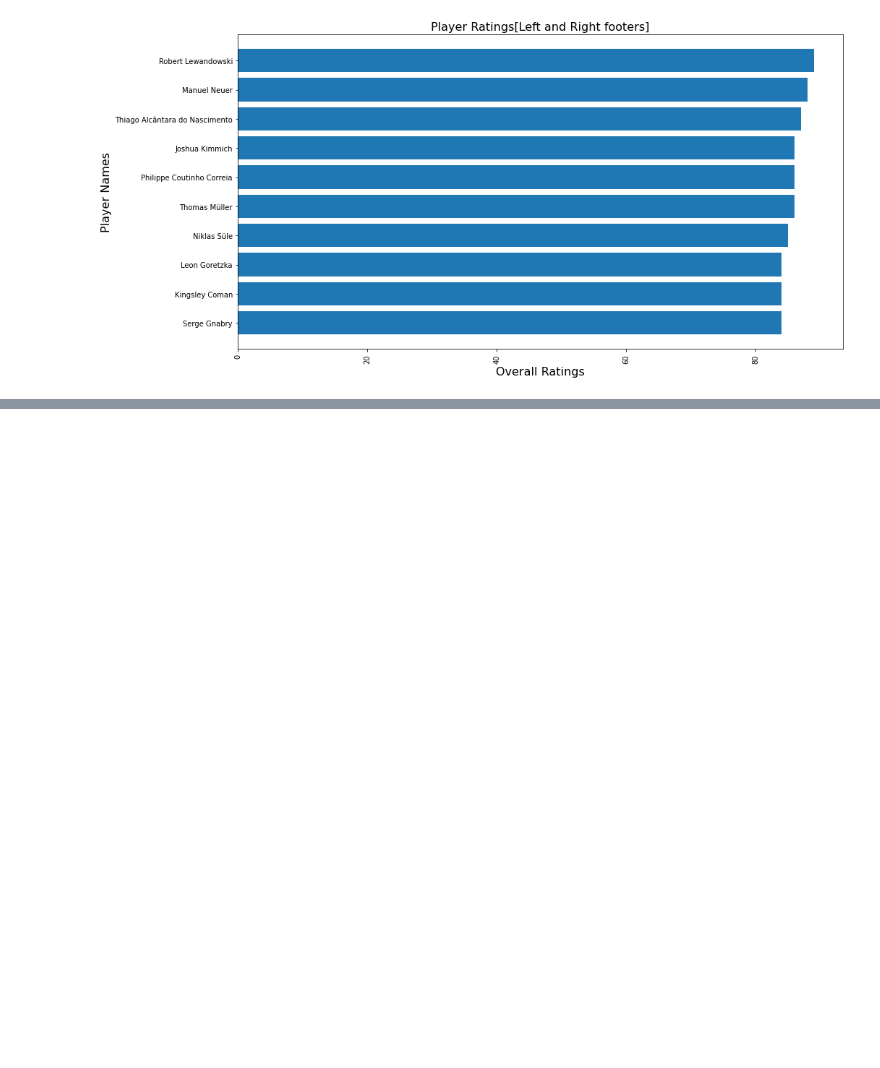
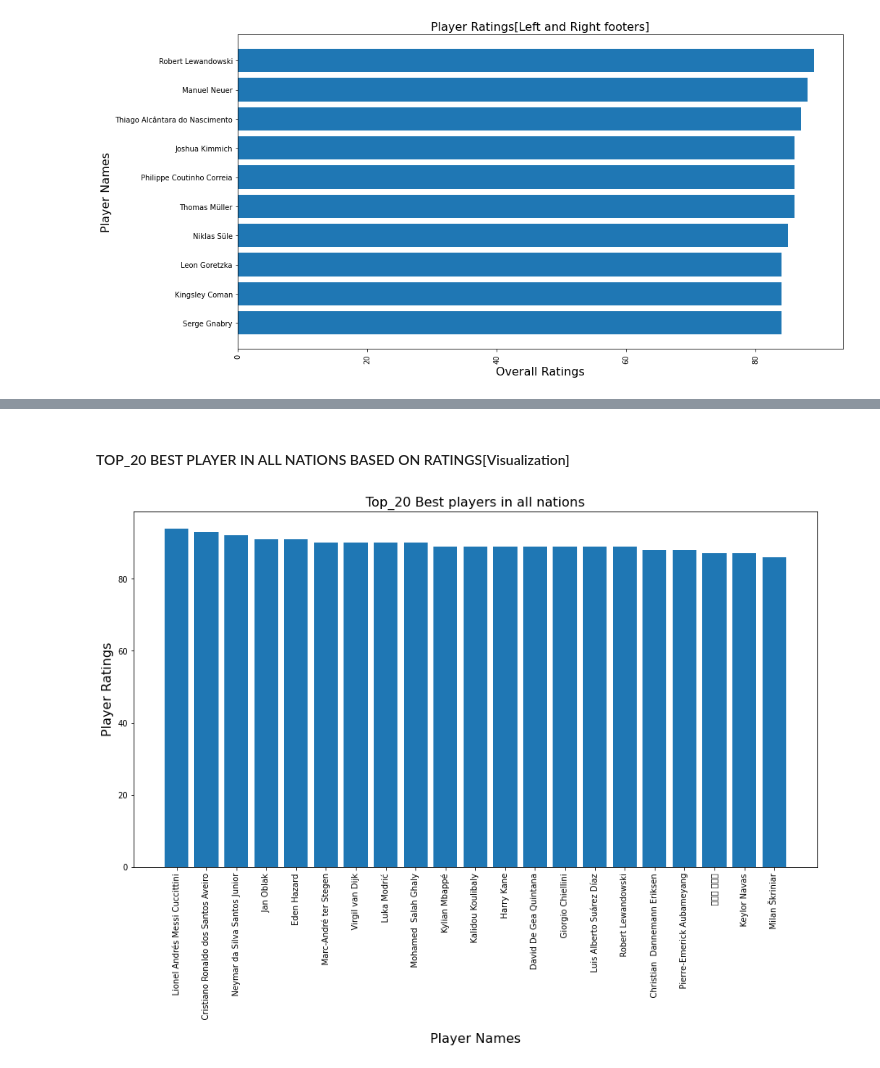
Before and after one commit to Taoheed-O/DATA-ANALYSIS, a Jupyter notebook: Data-Analysis/FIFA_2020/FIFA_2020.ipynb, the cells around one changed output, grey strips where cells are left out. Saved outputs shown, nothing was run; the diff lists cells and outputs as text; code cells hidden in the pictures; blank space fills up the shorter version.

```diff
--- a/Data-Analysis/FIFA_2020/FIFA_2020.ipynb
+++ b/Data-Analysis/FIFA_2020/FIFA_2020.ipynb
@@ -346,0 +348,40 @@ player_ratings
+# %%
+# Best player in all clubs
+
+# Initializing the dictionary
+nation_best_players_dic = {}
+nation_dic_keys = list(nation_dic.keys())
+nation_dic_values = list(nation_dic.values())
+nation_dic_item = list(nation_dic.items())
+
+#Gathering best players from each clubs
+for key in nation_dic_keys:
+    best_player_rating = nation_dic[key]['overall'].max()
+    best_player = nation_dic[key][nation_dic[key]['overall'] == best_player_rating]['long_name']
+    nation_best_players_dic[key] = [best_player,best_player_rating]
+
+# Player - rating dictionary
+nation_player_name_list = []
+nation_player_rating_list = []
+for key in nation_best_players_dic:
+    nation_player_name = nation_best_players_dic[key][0]
+    nation_player_name_list.append(str(nation_player_name))
+    nation_player_rating = nation_best_players_dic[key][1]
+    nation_player_rating_list.append(nation_player_rating)barplot(nation_top_10_best_players.keys(),nation_top_20_best_players.values(),'Player Names','Player Ratings','Top_20 Best players in all nations',nation_top_20_best_players.values())
+
+
+# Extracting and listing the player names into a new list
+new_nation_player_name_list = []
+for player in nation_player_name_list:
+    player = re.findall(r'[a-zA-Z\D]+(?=\n)',player)
+    new_nation_player_name_list.append(player[0])
+
+# Using the zip function and changing the list into a dictionary
+nation_player_ratings = dict(zip(new_nation_player_name_list,nation_player_rating_list))
+
+
+# Sorting the dicionary by rating values
+dictionary_keys = list(nation_player_ratings.keys())
+nation_top_20_best_players = {dictionary_keys[i]: sorted(
+    nation_player_ratings.values(),reverse = True)[i] for i in range(len(dictionary_keys)) if i <= 20}
+nation_top_20_best_players
@@ -346,0 +406,7 @@ player_ratings
+# %% [markdown]
+#### TOP_20 BEST PLAYER IN ALL NATIONS BASED ON RATINGS[Visualization]
+# %%
+# Plotting the graph of the Top_20 players and their ratings from each club using barplot from the originally written graphfunctions
+barplot(nation_top_10_best_players.keys(),nation_top_20_best_players.values(),'Player Names','Player Ratings','Top_20 Best players in all nations',nation_top_20_best_players.values())
+# %% [output]
+[figure, added]
```
Also changed, not shown: parts of 13 cells of this notebook.
